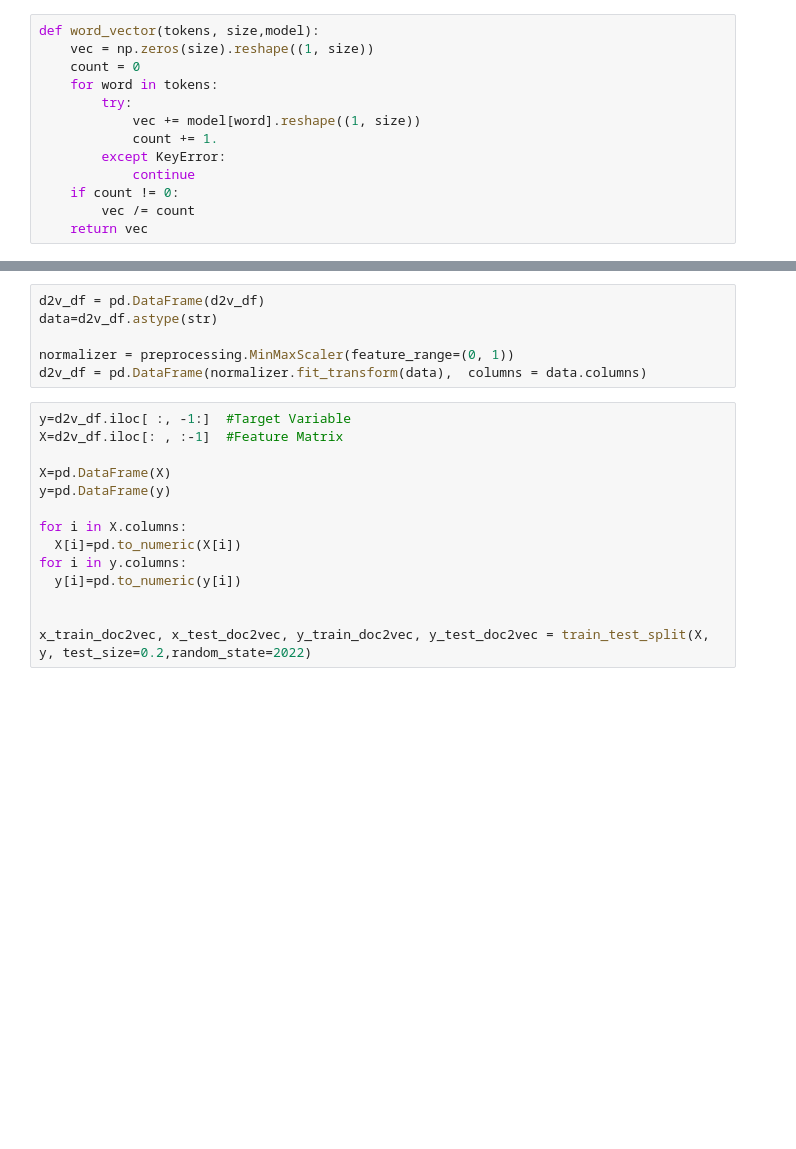
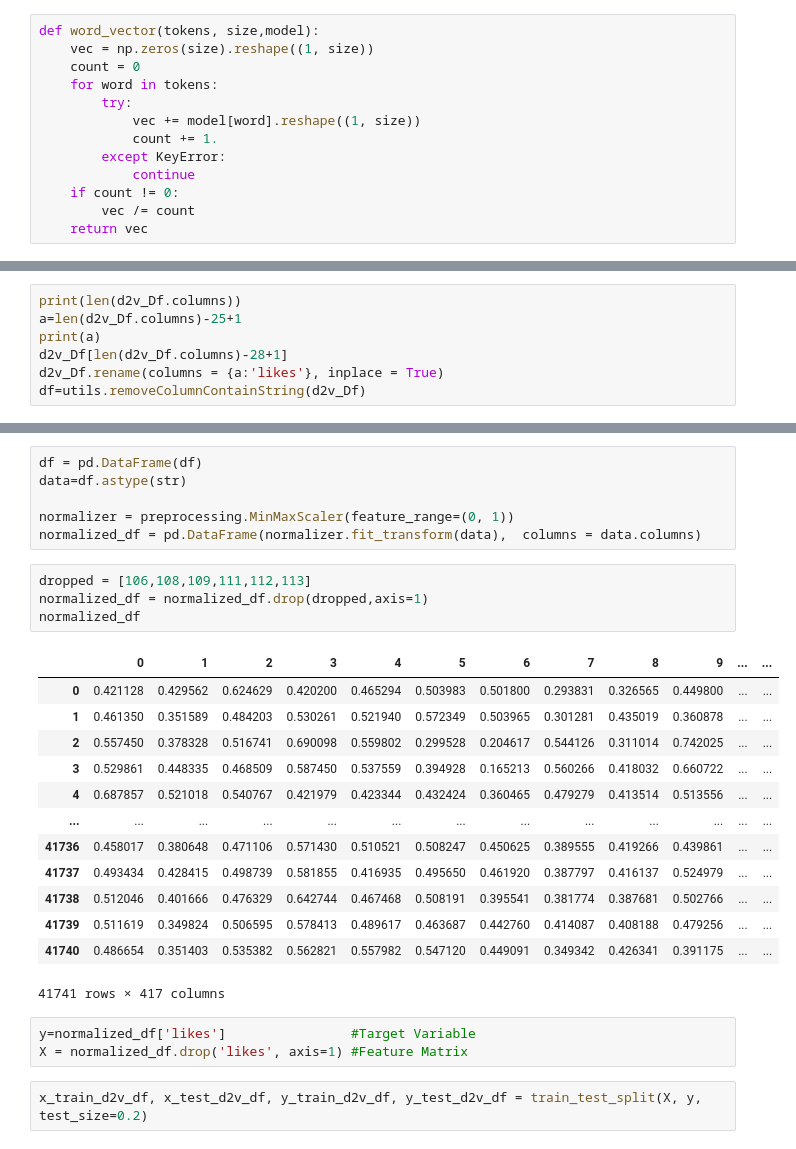
Before and after one commit to Zarmina97/NLP-project-, a Jupyter notebook: Models/doc2vec.ipynb, the cells around one changed output, grey strips where cells are left out. Saved outputs shown, nothing was run; the diff lists cells and outputs as text; blank space fills up the shorter version.

```diff
--- a/Models/doc2vec.ipynb
+++ b/Models/doc2vec.ipynb
@@ -158,0 +182,7 @@ d2v_df
+# %%
+print(len(d2v_Df.columns))
+a=len(d2v_Df.columns)-25+1
+print(a)
+d2v_Df[len(d2v_Df.columns)-28+1]
+d2v_Df.rename(columns = {a:'likes'}, inplace = True)
+df=utils.removeColumnContainString(d2v_Df)
@@ -159,20 +197,29 @@ d2v_df
 # %%
-d2v_df = pd.DataFrame(d2v_df)
-data=d2v_df.astype(str)
+df = pd.DataFrame(df)
+data=df.astype(str)
 
 normalizer = preprocessing.MinMaxScaler(feature_range=(0, 1))
-d2v_df = pd.DataFrame(normalizer.fit_transform(data),  columns = data.columns)
+normalized_df = pd.DataFrame(normalizer.fit_transform(data),  columns = data.columns)
-# %%
-y=d2v_df.iloc[ :, -1:]  #Target Variable
-X=d2v_df.iloc[: , :-1]  #Feature Matrix
-
-X=pd.DataFrame(X)
-y=pd.DataFrame(y)
-
-for i in X.columns:
-  X[i]=pd.to_numeric(X[i])
-for i in y.columns:
-  y[i]=pd.to_numeric(y[i])
-
-
-x_train_doc2vec, x_test_doc2vec, y_train_doc2vec, y_test_doc2vec = train_test_split(X, y, test_size=0.2,random_state=2022)
+# %%
+dropped = [106,108,109,111,112,113]
+normalized_df = normalized_df.drop(dropped,axis=1)
+normalized_df
+# %% [output]
+|  | 0 | 1 | 2 | 3 | 4 | 5 | 6 | 7 | 8 | 9 | ... | ... |
+| 0 | 0.421128 | 0.429562 | 0.624629 | 0.420200 | 0.465294 | 0.503983 | 0.501800 | 0.293831 | 0.326565 | 0.449800 | ... | ... |
+| 1 | 0.461350 | 0.351589 | 0.484203 | 0.530261 | 0.521940 | 0.572349 | 0.503965 | 0.301281 | 0.435019 | 0.360878 | ... | ... |
+| 2 | 0.557450 | 0.378328 | 0.516741 | 0.690098 | 0.559802 | 0.299528 | 0.204617 | 0.544126 | 0.311014 | 0.742025 | ... | ... |
+| 3 | 0.529861 | 0.448335 | 0.468509 | 0.587450 | 0.537559 | 0.394928 | 0.165213 | 0.560266 | 0.418032 | 0.660722 | ... | ... |
+| 4 | 0.687857 | 0.521018 | 0.540767 | 0.421979 | 0.423344 | 0.432424 | 0.360465 | 0.479279 | 0.413514 | 0.513556 | ... | ... |
+| ... | ... | ... | ... | ... | ... | ... | ... | ... | ... | ... | ... | ... |
+| 41736 | 0.458017 | 0.380648 | 0.471106 | 0.571430 | 0.510521 | 0.508247 | 0.450625 | 0.389555 | 0.419266 | 0.439861 | ... | ... |
+| 41737 | 0.493434 | 0.428415 | 0.498739 | 0.581855 | 0.416935 | 0.495650 | 0.461920 | 0.387797 | 0.416137 | 0.524979 | ... | ... |
+| 41738 | 0.512046 | 0.401666 | 0.476329 | 0.642744 | 0.467468 | 0.508191 | 0.395541 | 0.381774 | 0.387681 | 0.502766 | ... | ... |
+| 41739 | 0.511619 | 0.349824 | 0.506595 | 0.578413 | 0.489617 | 0.463687 | 0.442760 | 0.414087 | 0.408188 | 0.479256 | ... | ... |
+| 41740 | 0.486654 | 0.351403 | 0.535382 | 0.562821 | 0.557982 | 0.547120 | 0.449091 | 0.349342 | 0.426341 | 0.391175 | ... | ... |
+41741 rows × 417 columns
+# %%
+y=normalized_df['likes']                #Target Variable
+X = normalized_df.drop('likes', axis=1) #Feature Matrix
+# %%
+x_train_d2v_df, x_test_d2v_df, y_train_d2v_df, y_test_d2v_df = train_test_split(X, y, test_size=0.2)
```
Also changed, not shown: parts of 37 cells of this notebook, 5 other files.
